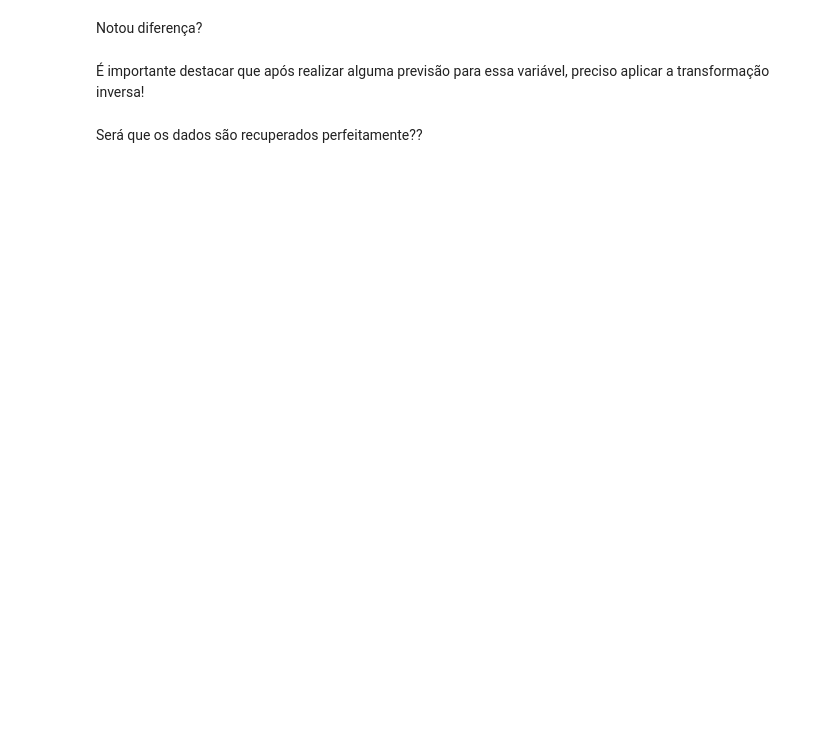
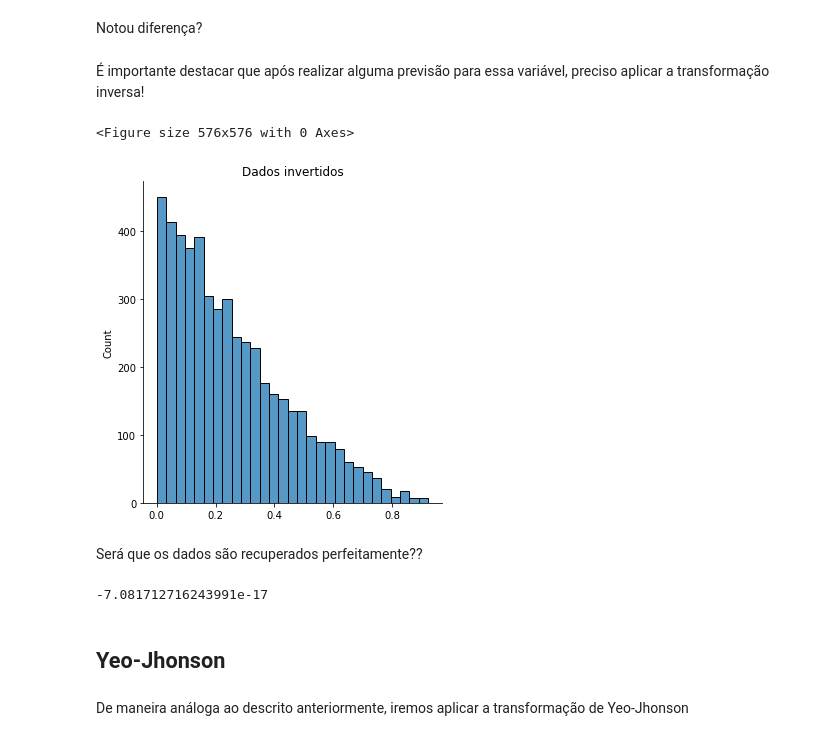
Before and after one commit to brondevitor/Python_Jorney, a Jupyter notebook: Regressão/Regressão III.ipynb, the cells around one changed output. Cells and saved outputs as stored; diff of their text form; code cells hidden in the pictures; blank space fills up the shorter version.

```diff
--- a/Regressão/Regressão III.ipynb
+++ b/Regressão/Regressão III.ipynb
@@ -168,5 +200,23 @@ Agora vamos plotar o histograma dos nossos dados transformados!
 Notou diferença?
 # %% [markdown]
 É importante destacar que após realizar alguma previsão para essa variável, preciso aplicar a transformação inversa!
+# %%
+inverse_data = scipy.special.inv_boxcox(transformed_data, lambda_found)
+# %%
+plt.figure(figsize = (8,8))
+sns.displot(inverse_data)
+plt.title('Dados invertidos')
+plt.show()
+# %% [output]
+<Figure size 576x576 with 0 Axes>
+[figure, added]
 # %% [markdown]
 Será que os dados são recuperados perfeitamente??
+# %%
+np.mean(((inverse_data - data)/data))*100
+# %% [output]
+-7.081712716243991e-17
+# %% [markdown]
+## Yeo-Jhonson
+# %% [markdown]
+De maneira análoga ao descrito anteriormente, iremos aplicar a transformação de Yeo-Jhonson
```
Also changed, not shown: parts of 10 cells of this notebook.
